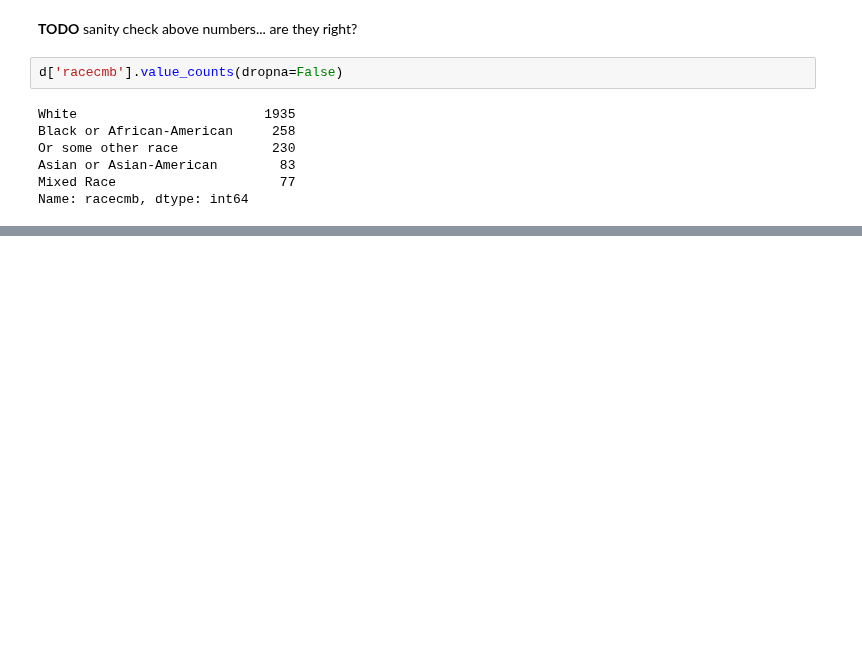
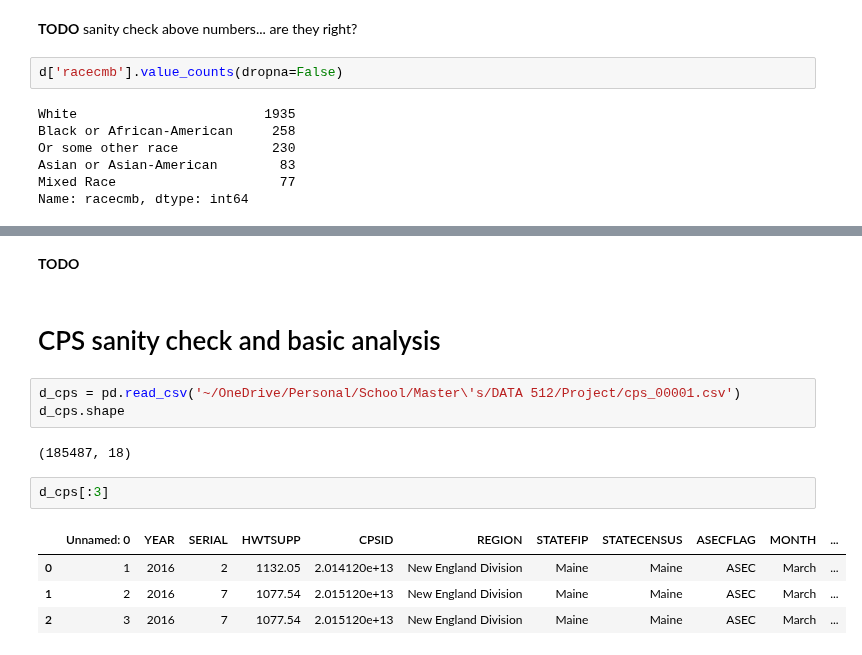
Before and after one commit to aenfield/Data512, a Jupyter notebook: project/Project.ipynb, the cells around one changed output, grey strips where cells are left out. Cells and saved outputs as stored; diff of their text form; blank space fills up the shorter version.

Commit message:
Added R code to load SPSS extract from IPUMS CPS and write as CSV, and a bit of sanity check code in project notebook to check the data.

```diff
--- a/project/Project.ipynb
+++ b/project/Project.ipynb
@@ -172,0 +265,16 @@ Name: racecmb, dtype: int64
+# %% [markdown]
+**TODO**
+# %% [markdown]
+# CPS sanity check and basic analysis
+# %%
+d_cps = pd.read_csv('~/OneDrive/Personal/School/Master\'s/DATA 512/Project/cps_00001.csv')
+d_cps.shape
+# %% [output]
+(185487, 18)
+# %%
+d_cps[:3]
+# %% [output]
+|  | Unnamed: 0 | YEAR | SERIAL | HWTSUPP | CPSID | REGION | STATEFIP | STATECENSUS | ASECFLAG | MONTH | ... |
+| 0 | 1 | 2016 | 2 | 1132.05 | 2.014120e+13 | New England Division | Maine | Maine | ASEC | March | ... |
+| 1 | 2 | 2016 | 7 | 1077.54 | 2.015120e+13 | New England Division | Maine | Maine | ASEC | March | ... |
+| 2 | 3 | 2016 | 7 | 1077.54 | 2.015120e+13 | New England Division | Maine | Maine | ASEC | March | ... |
```
Also changed, not shown: parts of 12 cells of this notebook, 1 other file.
